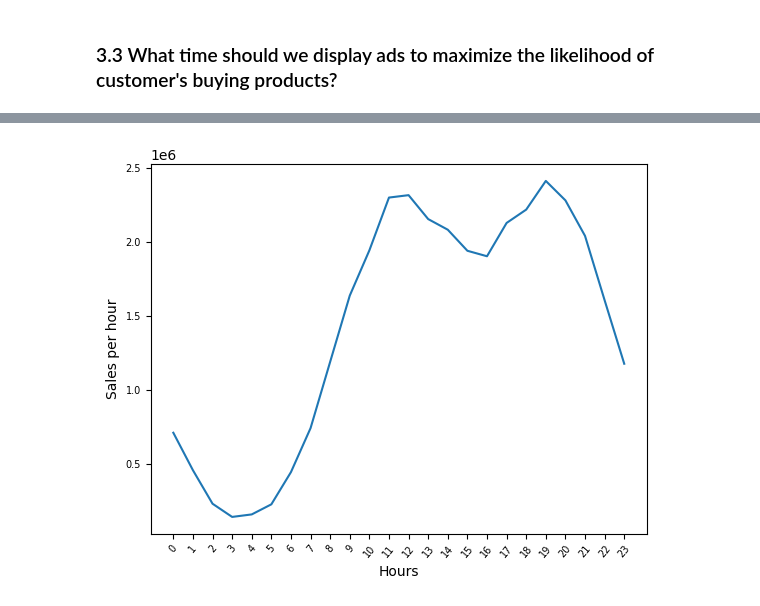
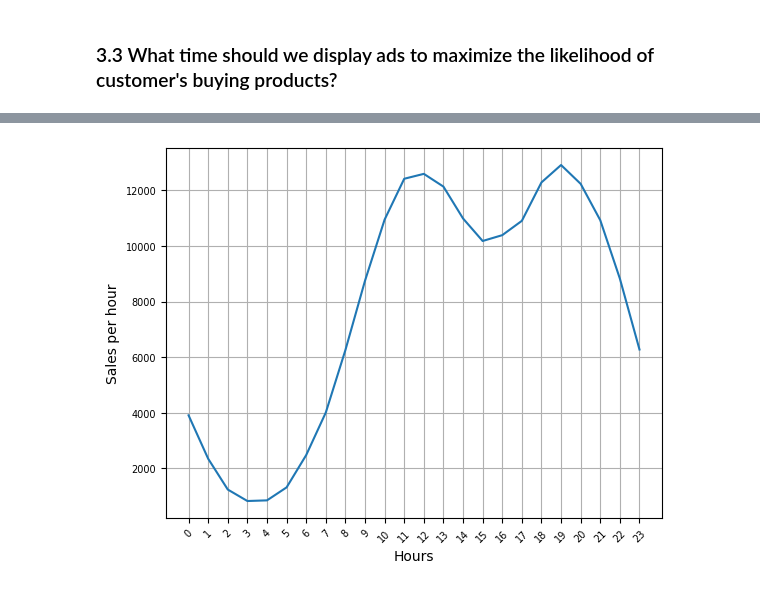
Before and after one commit to ndnam0409/Sales-Reporting, a Jupyter notebook: report.ipynb, the cells around one changed output, grey strips where cells are left out. Saved outputs shown, nothing was run; the diff lists cells and outputs as text; code cells hidden in the pictures.

```diff
--- a/report.ipynb
+++ b/report.ipynb
@@ -282,17 +281,18 @@ df.head()
 | 3 | 141237 | 27in FHD Monitor | 1 | 149.990005 | 149.990005 | 2019-01-05 20:33:00 | 738 10th St, Los Angeles, CA 90001 | 01 | ... |
 | 4 | 141238 | Wired Headphones | 1 | 11.990000 | 11.990000 | 2019-01-25 11:59:00 | 387 10th St, Austin, TX 73301 | 01 | ... |
 # %%
-sales_value_hours = df.groupby('Hours').sum()['Sales']
+sales_value_hours = df.groupby('Hours').count()['Sales']
 hours = []
 for hour, sale in sales_value_hours.items():
     hours.append(hour)
 # %%
 # Draw line chart
 plt.plot(hours, sales_value_hours)
-plt.xticks(hours, rotation = 50, size = 7)
+plt.grid()
+plt.xticks(hours, rotation = 45, size = 7)
 plt.yticks(size = 7)
 plt.xlabel('Hours')
 plt.ylabel('Sales per hour')
 plt.show()
 # %% [output]
-[figure, old version]
+[figure, new version]
```
Also changed, not shown: parts of 15 cells of this notebook.
